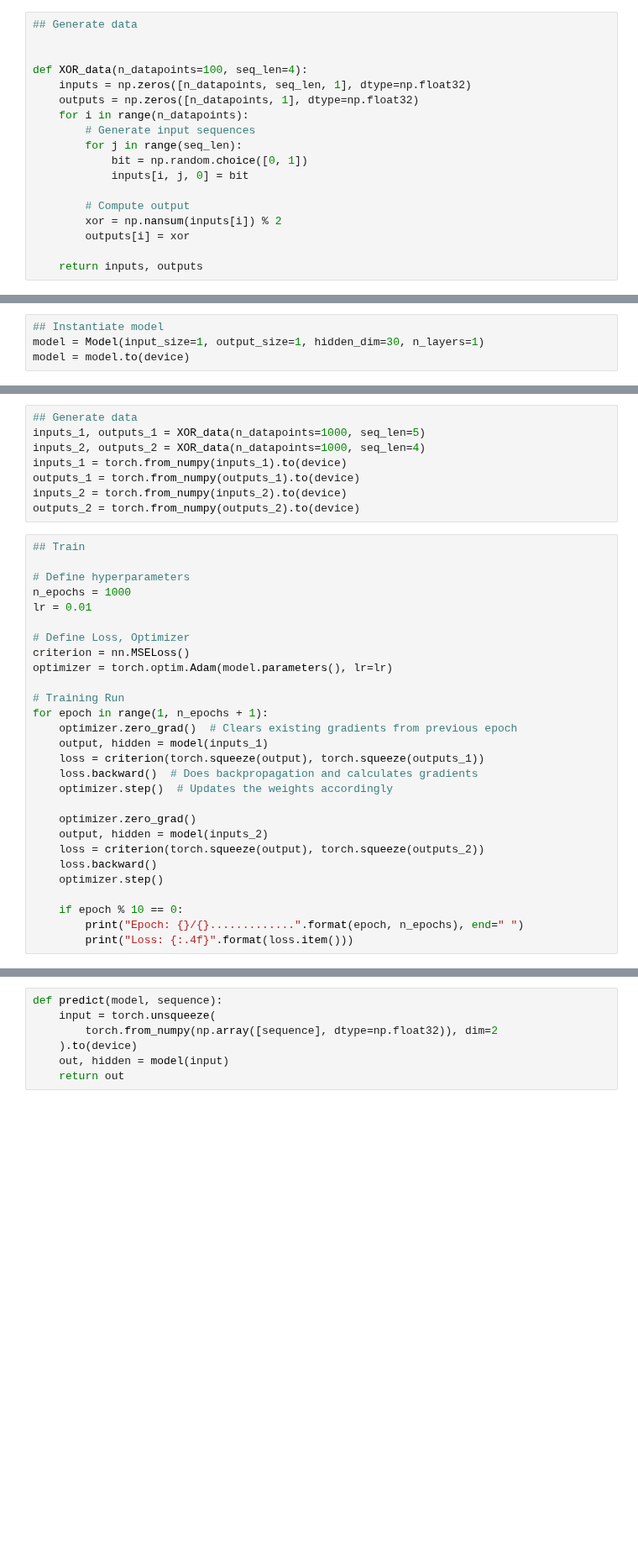
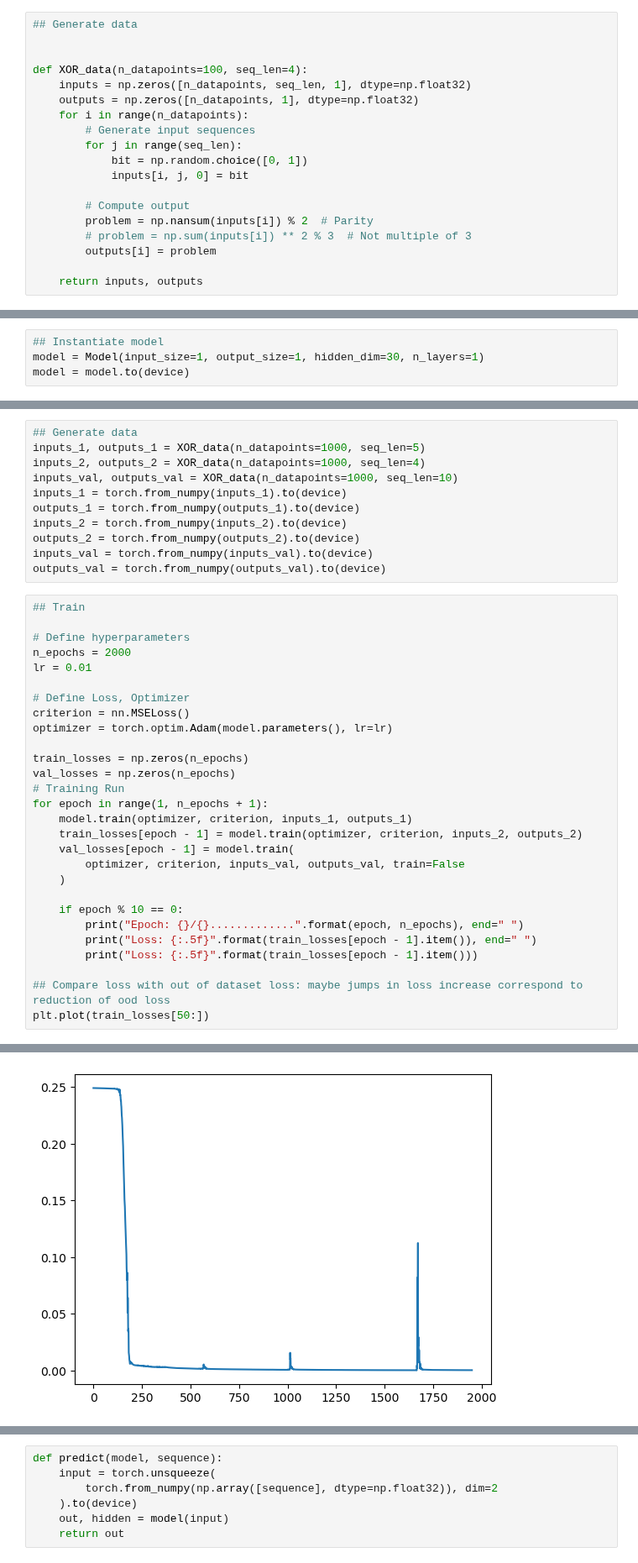
Before and after one commit to loekvanrossem/rnn_structure, a Jupyter notebook: Regularization.ipynb, the cells around one changed output, grey strips where cells are left out. Shown at 84% size. Cells and saved outputs as stored; diff of their text form; blank space fills up the shorter version.

```diff
--- a/Regularization.ipynb
+++ b/Regularization.ipynb
@@ -34,8 +34,9 @@ def XOR_data(n_datapoints=100, seq_len=4):
             inputs[i, j, 0] = bit
 
         # Compute output
-        xor = np.nansum(inputs[i]) % 2
-        outputs[i] = xor
+        problem = np.nansum(inputs[i]) % 2  # Parity
+        # problem = np.sum(inputs[i]) ** 2 % 3  # Not multiple of 3
+        outputs[i] = problem
 
     return inputs, outputs
 # %%
@@ -78,36 +139,39 @@ model = model.to(device)
 ## Generate data
 inputs_1, outputs_1 = XOR_data(n_datapoints=1000, seq_len=5)
 inputs_2, outputs_2 = XOR_data(n_datapoints=1000, seq_len=4)
+inputs_val, outputs_val = XOR_data(n_datapoints=1000, seq_len=10)
 inputs_1 = torch.from_numpy(inputs_1).to(device)
 outputs_1 = torch.from_numpy(outputs_1).to(device)
 inputs_2 = torch.from_numpy(inputs_2).to(device)
 outputs_2 = torch.from_numpy(outputs_2).to(device)
+inputs_val = torch.from_numpy(inputs_val).to(device)
+outputs_val = torch.from_numpy(outputs_val).to(device)
 # %%
 ## Train
 
 # Define hyperparameters
-n_epochs = 1000
+n_epochs = 2000
 lr = 0.01
 
 # Define Loss, Optimizer
 criterion = nn.MSELoss()
 optimizer = torch.optim.Adam(model.parameters(), lr=lr)
 
+train_losses = np.zeros(n_epochs)
+val_losses = np.zeros(n_epochs)
 # Training Run
 for epoch in range(1, n_epochs + 1):
-    optimizer.zero_grad()  # Clears existing gradients from previous epoch
-    output, hidden = model(inputs_1)
-    loss = criterion(torch.squeeze(output), torch.squeeze(outputs_1))
-    loss.backward()  # Does backpropagation and calculates gradients
-    optimizer.step()  # Updates the weights accordingly
-
-    optimizer.zero_grad()
-    output, hidden = model(inputs_2)
-    loss = criterion(torch.squeeze(output), torch.squeeze(outputs_2))
-    loss.backward()
-    optimizer.step()
+    model.train(optimizer, criterion, inputs_1, outputs_1)
+    train_losses[epoch - 1] = model.train(optimizer, criterion, inputs_2, outputs_2)
+    val_losses[epoch - 1] = model.train(
+        optimizer, criterion, inputs_val, outputs_val, train=False
+    )
 
     if epoch % 10 == 0:
         print("Epoch: {}/{}.............".format(epoch, n_epochs), end=" ")
-        print("Loss: {:.4f}".format(loss.item()))
+        print("Loss: {:.5f}".format(train_losses[epoch - 1].item()), end=" ")
+        print("Loss: {:.5f}".format(train_losses[epoch - 1].item()))
+
+## Compare loss with out of dataset loss: maybe jumps in loss increase correspond to reduction of ood loss
+plt.plot(train_losses[50:])
 # %% [output]
@@ -130,0 +196 @@ Epoch: 1000/1000............. Loss: 0.0000
+[figure, added]
```
Also changed, not shown: parts of 7 cells of this notebook.
